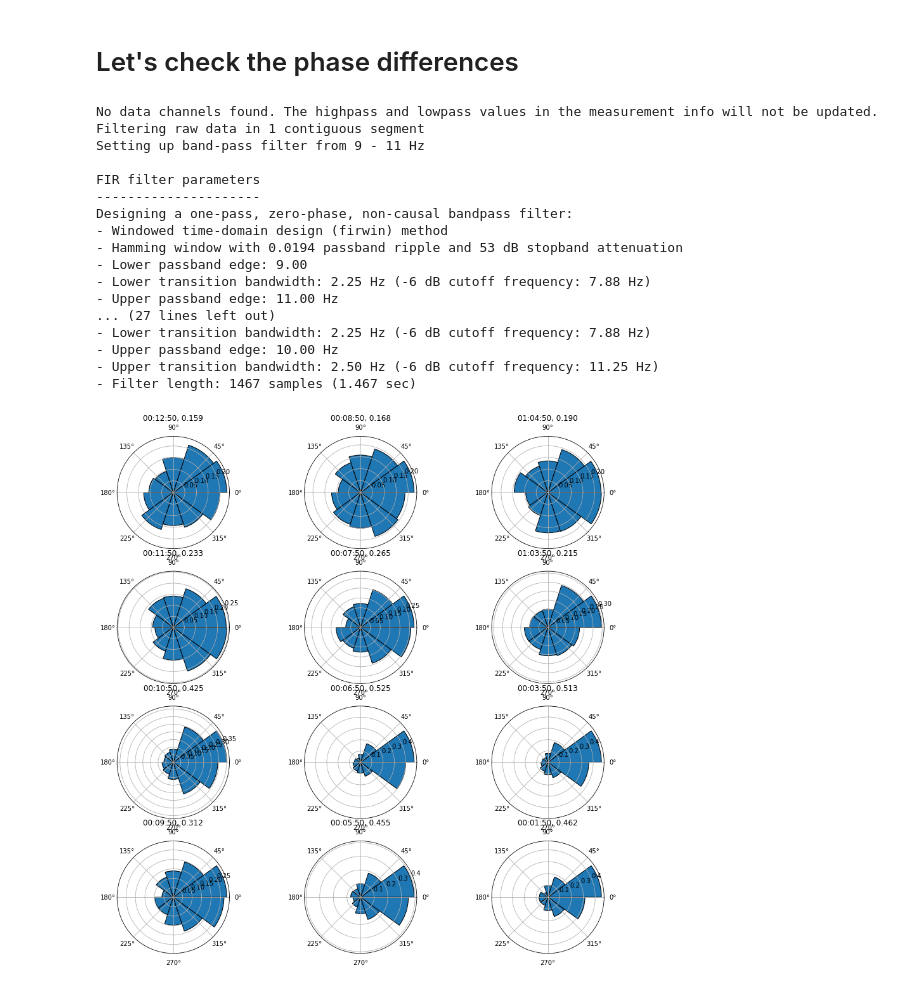
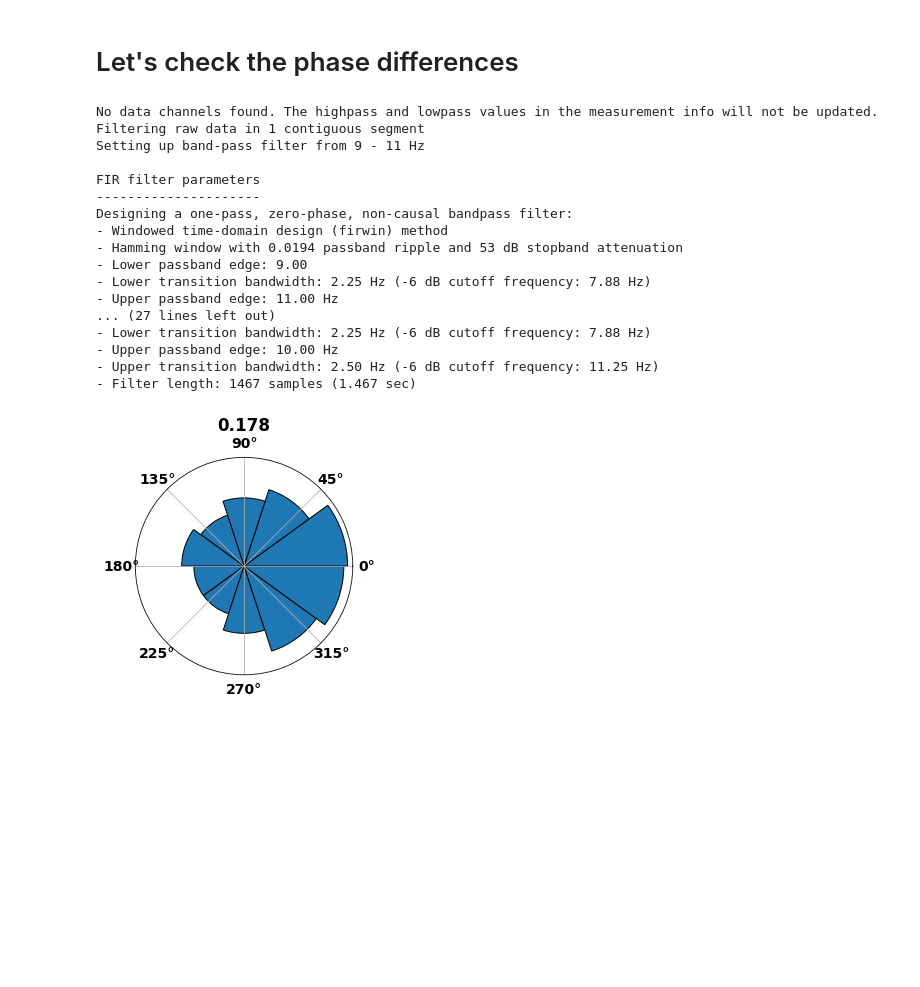
Before and after one commit to Vincentvjj/opm_tacs_flicker, a Jupyter notebook: analysis/compare_tacs_notacs.ipynb, the cells around one changed output. Cells and saved outputs as stored; diff of their text form; code cells hidden in the pictures; blank space fills up the shorter version.

```diff
--- a/analysis/compare_tacs_notacs.ipynb
+++ b/analysis/compare_tacs_notacs.ipynb
@@ -12,8 +12,8 @@ from mne.time_frequency import psd_welch
 # %%
 ## import no-tacs data R1
 
-subj = "P04"
-run = "R1"
+subj = "P06"
+run = "R2"
 
 data, header=  pyxdf.load_xdf('../recordings/02_06/'+subj+'-no-tacs-'+run+'.xdf')
 
@@ -384,21 +395,27 @@ flicker_stimulus_phase = raw_photodiode_no_tacs.copy().filter(9,11, picks=photod
 flicker_stimulus_phase = np.angle(hilbert(flicker_stimulus_phase), deg=False)
 
 raw_fil_10_no_tacs_cut = raw_fil_10_no_tacs._data.squeeze()[:, start_marker_index_no_tacs:end_marker_index_no_tacs]
+plt.rcParams["font.size"] = 14
 
-plt.figure(figsize=(15,15))
+plt.figure(figsize=(4,4))
+
 ## for each channel
-for i in range(num_primary_channels):
+# for i in range(num_primary_channels):
+# for i in range(num_primary_channels):
+i = 7
+opm_angle = np.angle(hilbert(raw_fil_10_no_tacs_cut[i]), deg=False)
 
-    opm_angle = np.angle(hilbert(raw_fil_10_no_tacs_cut[i]), deg=False)
+data = wrap(flicker_stimulus_phase-opm_angle)
+plt.subplot(1,1,1, polar=True)
 
-    data = wrap(flicker_stimulus_phase-opm_angle)
+# plt.subplot(4,3,i+1, polar=True)
+plv, detrend_data = circ_detrend(data)
 
-    plt.subplot(4,3,i+1, polar=True)
-    # ax.get_yaxis().set_visible(False)
-    plv, detrend_data = circ_detrend(data)
+plt.hist(detrend_data,density=True,edgecolor='black')
+plt.title('%.3f' % (np.abs(plv)), fontweight='bold')
+plt.yticks([])
+# plt.savefig("no-tacs.svg")
 
-    plt.hist(detrend_data,density=True,edgecolor='black')
-    plt.title('%s, %.3f' % (raw_no_tacs.ch_names[i], np.abs(plv)))
 
 
 # tACS
@@ -408,55 +425,66 @@ flicker_stimulus_phase = np.angle(hilbert(flicker_stimulus_phase), deg=False)
 
 raw_fil_10_tacs_cut = raw_fil_10_tacs._data.squeeze()[:, start_marker_index_tacs:end_marker_index_tacs]
 
-plt.figure(figsize=(15,15))
+plt.figure(figsize=(4,4))
 ## for each channel
-for i in range(num_primary_channels):
+# for i in range(num_primary_channels):
+opm_angle = np.angle(hilbert(raw_fil_10_tacs_cut[i]), deg=False)
 
-    opm_angle = np.angle(hilbert(raw_fil_10_tacs_cut[i]), deg=False)
+data = wrap(flicker_stimulus_phase-opm_angle)
+plt.subplot(1,1,1, polar=True)
+# plt.subplot(4,3,i+1, polar=True)
 
-    data = wrap(flicker_stimulus_phase-opm_angle)
+plv, detrend_data = circ_detrend(data)
+plt.hist([])
 
-    plt.subplot(4,3,i+1, polar=True)
-    # ax.get_yaxis().set_visible(False)
-    plv, detrend_data = circ_detrend(data)
+plt.hist(detrend_data,density=True,edgecolor='black')
+plt.title('%.3f' % (np.abs(plv)), fontweight='bold')
+plt.yticks([])
+# plt.savefig("tacs.svg")
 
-    plt.hist(detrend_data,density=True,edgecolor='black')
-    plt.title('%s, %.3f' % (raw_tacs.ch_names[i], np.abs(plv)))
+
 
 # tACS - SASS
 
 raw_fil_10_tacs_cut = raw_sass.copy().filter(9,10)._data.squeeze()[:, start_marker_index_tacs:end_marker_index_tacs]
 
-plt.figure(figsize=(15,15))
+
+plt.figure(figsize=(4,4))
 ## for each channel
-for i in range(num_primary_channels):
+# for i in range(num_primary_channels):
 
-    opm_angle = np.angle(hilbert(raw_fil_10_tacs_cut[i]), deg=False)
+opm_angle = np.angle(hilbert(raw_fil_10_tacs_cut[i]), deg=False)
 
-    data = wrap(flicker_stimulus_phase-opm_angle)
+data = wrap(flicker_stimulus_phase-opm_angle)
 
-    plt.subplot(4,3,i+1, polar=True)
-    # ax.get_yaxis().set_visible(False)
-    plv, detrend_data = circ_detrend(data)
+# plt.subplot(4,3,i+1, polar=True)
+plt.subplot(1,1,1, polar=True)
 
-    plt.hist(detrend_data,density=True,edgecolor='black')
-    plt.title('%s, %.3f' % (raw_tacs.ch_names[i], np.abs(plv)))
+plv, detrend_data = circ_detrend(data)
+plt.hist([])
+plt.hist([])
+
+
+plt.hist(detrend_data,density=True,edgecolor='black')
+plt.title('%.3f' % (np.abs(plv)), fontweight='bold')
+plt.yticks([])
+plt.savefig("sass.svg")
 # %% [output]
 No data channels found. The highpass and lowpass values in the measurement info will not be updated.
 Filtering raw data in 1 contiguous segment
 Setting up band-pass filter from 9 - 11 Hz
 
 FIR filter parameters
 ---------------------
 Designing a one-pass, zero-phase, non-causal bandpass filter:
 - Windowed time-domain design (firwin) method
 - Hamming window with 0.0194 passband ripple and 53 dB stopband attenuation
 - Lower passband edge: 9.00
 - Lower transition bandwidth: 2.25 Hz (-6 dB cutoff frequency: 7.88 Hz)
 - Upper passband edge: 11.00 Hz
 ... (27 lines left out)
 - Lower transition bandwidth: 2.25 Hz (-6 dB cutoff frequency: 7.88 Hz)
 - Upper passband edge: 10.00 Hz
 - Upper transition bandwidth: 2.50 Hz (-6 dB cutoff frequency: 11.25 Hz)
 - Filter length: 1467 samples (1.467 sec)
-[figure, old version]
+[figure, new version]
```
Also changed, not shown: parts of 6 cells of this notebook, 12 other files.
